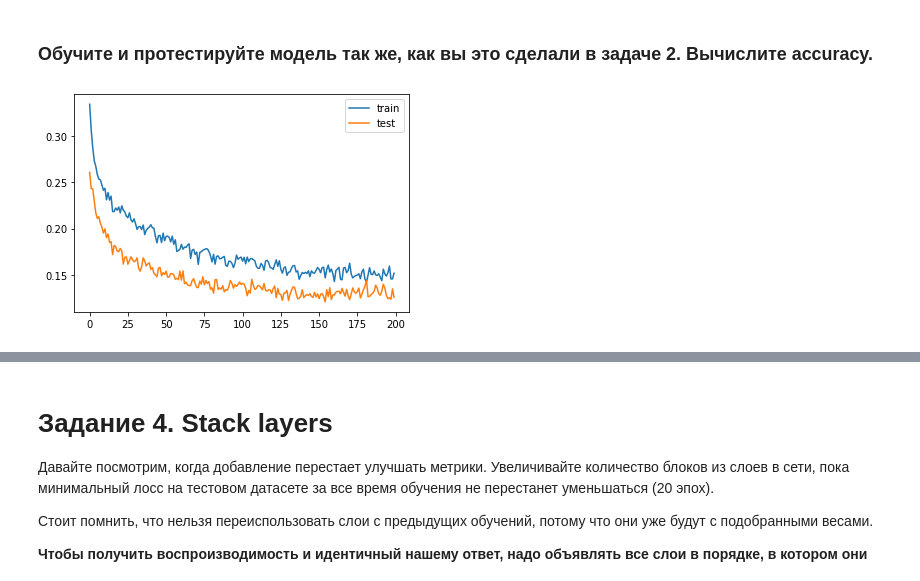
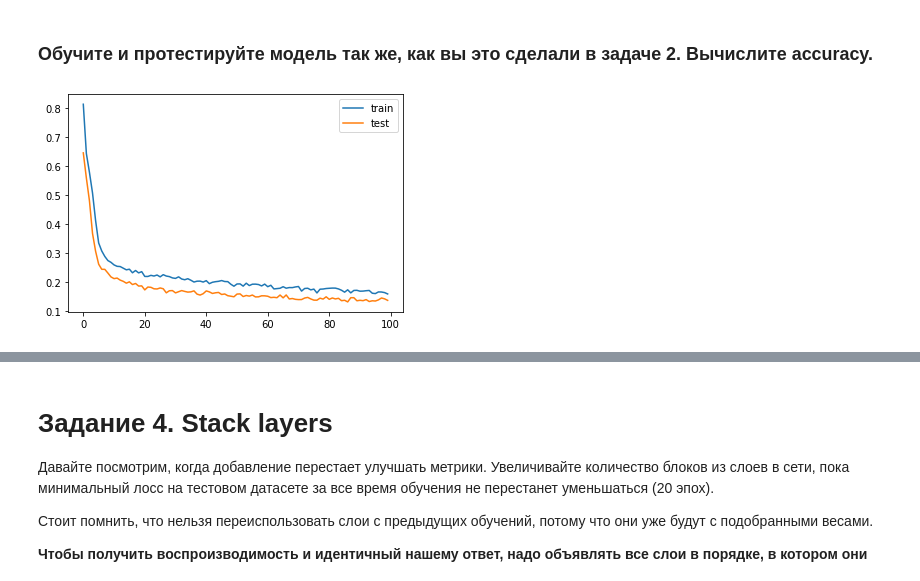
Before and after one commit to sergeevgithub/deep_learning_2018-19, a Jupyter notebook: [homework.adv]neural_networks_pytorch.ipynb, the cells around one changed output, grey strips where cells are left out. Drawn from its saved outputs; the diff is of its cells as text; code cells hidden in the pictures.

```diff
--- a/[homework.adv]neural_networks_pytorch.ipynb
+++ b/[homework.adv]neural_networks_pytorch.ipynb
@@ -332,13 +332,13 @@ optimizer = torch.optim.Adam(model.parameters(), lr=1e-2)
 # %% [markdown]
 ### Обучите и протестируйте модель так же, как вы это сделали в задаче 2. Вычислите accuracy.
 # %%
-train_losses, test_losses = train(X_train, y_train, X_test, y_test, 200)
+train_losses, test_losses = train(X_train, y_train, X_test, y_test, 100)
 plt.plot(range(len(train_losses)), train_losses, label='train')
 plt.plot(range(len(test_losses)), test_losses, label='test')
 plt.legend()
 plt.show()
 # %% [output]
-[figure, old version]
+[figure, new version]
 # %%
 model.eval()
 train_pred_labels = torch.argmax(model(X_train), dim=1)
```
Also changed, not shown: parts of 11 cells of this notebook.
